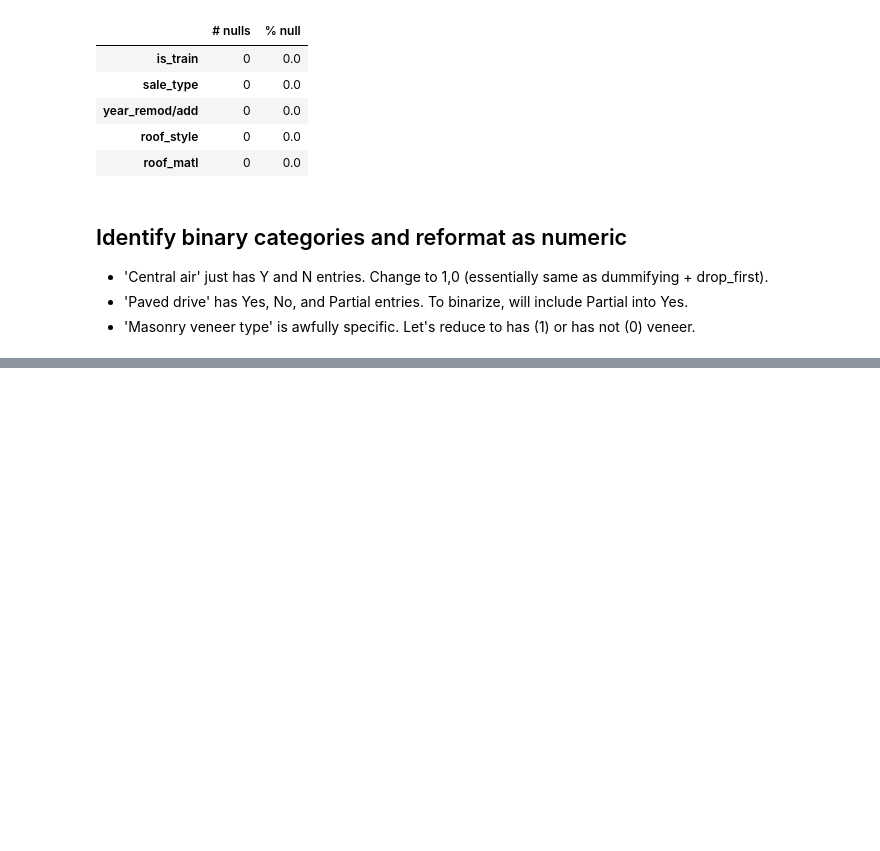
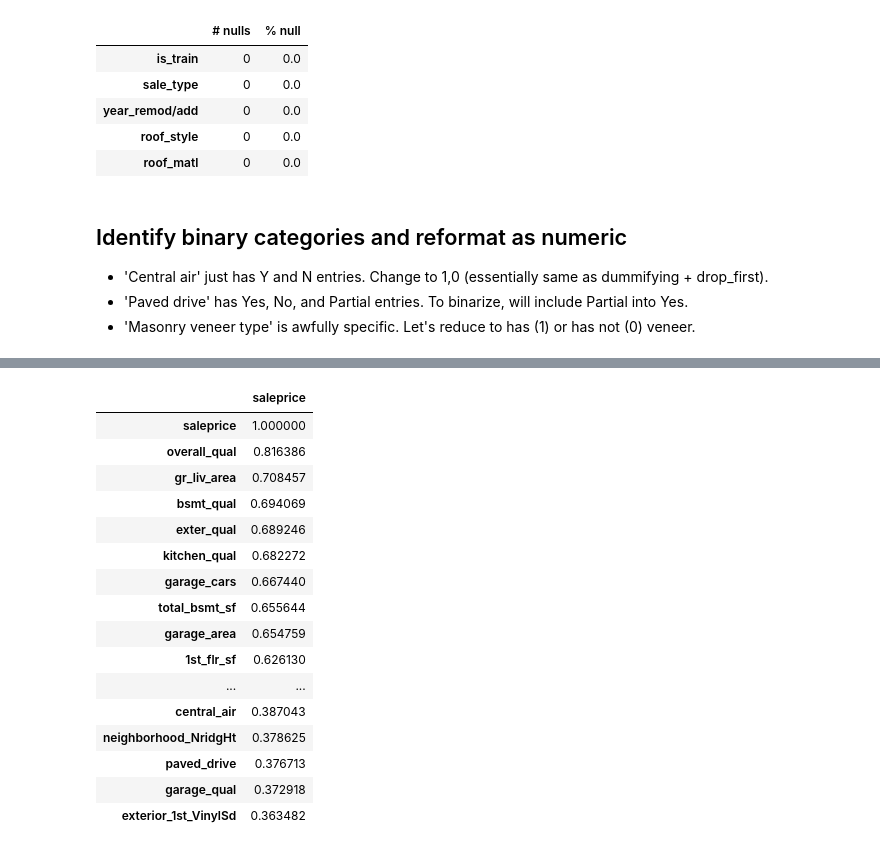
Before and after one commit to welcometohelen/firstkaggle_ames_housing, a Jupyter notebook: Project2_Take_Two.ipynb, the cells around one changed output, grey strips where cells are left out. Saved outputs shown, nothing was run; the diff lists cells and outputs as text; code cells hidden in the pictures; blank space fills up the shorter version.

```diff
--- a/Project2_Take_Two.ipynb
+++ b/Project2_Take_Two.ipynb
@@ -276,0 +320,5 @@ nans_to_median = ['lot_shape','utilities','land_slope', 'electrical','functional
+# %%
+all_cats = pd.get_dummies(all_cats, drop_first=False)
+# %%
+#remerge with numericals - NOT transformed for now
+allofit_dum = pd.concat([all_nums, all_cats], axis=1)
@@ -276,0 +345,4 @@ nans_to_median = ['lot_shape','utilities','land_slope', 'electrical','functional
+# %%
+y = np.log1p(training['saleprice'])
+# %%
+training_dum = pd.concat([allofit_dum.loc[allofit_dum['is_train']==1],y], axis=1)
@@ -276,0 +368,20 @@ nans_to_median = ['lot_shape','utilities','land_slope', 'electrical','functional
+# %%
+training_dum.corr()[['saleprice']].sort_values('saleprice', ascending=False).head(30)
+# %% [output]
+|  | saleprice |
+| saleprice | 1.000000 |
+| overall_qual | 0.816386 |
+| gr_liv_area | 0.708457 |
+| bsmt_qual | 0.694069 |
+| exter_qual | 0.689246 |
+| kitchen_qual | 0.682272 |
+| garage_cars | 0.667440 |
+| total_bsmt_sf | 0.655644 |
+| garage_area | 0.654759 |
+| 1st_flr_sf | 0.626130 |
+| ... | ... |
+| central_air | 0.387043 |
+| neighborhood_NridgHt | 0.378625 |
+| paved_drive | 0.376713 |
+| garage_qual | 0.372918 |
+| exterior_1st_VinylSd | 0.363482 |
```
Also changed, not shown: parts of 35 cells of this notebook.
